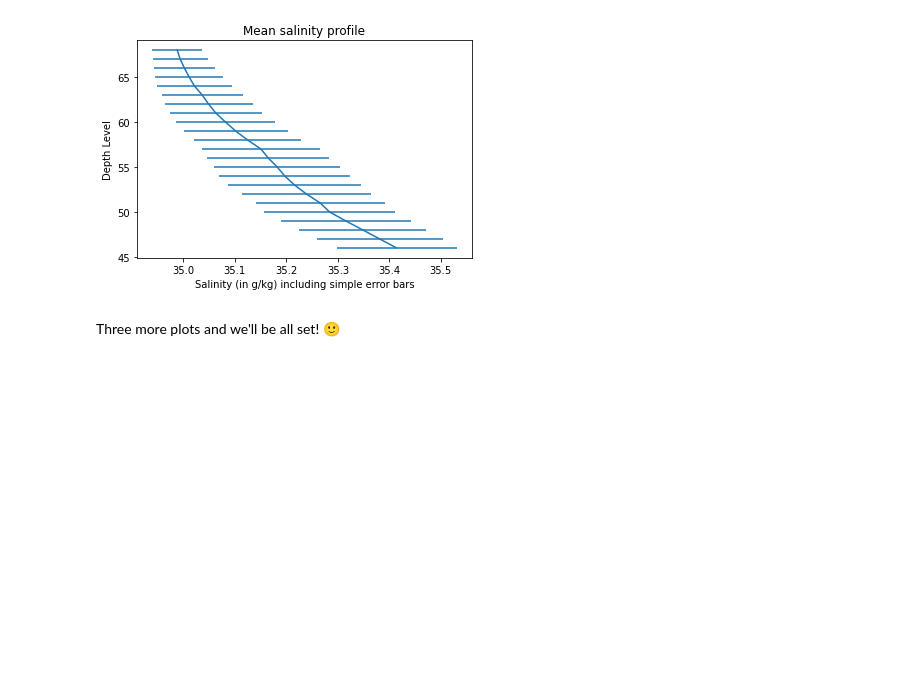
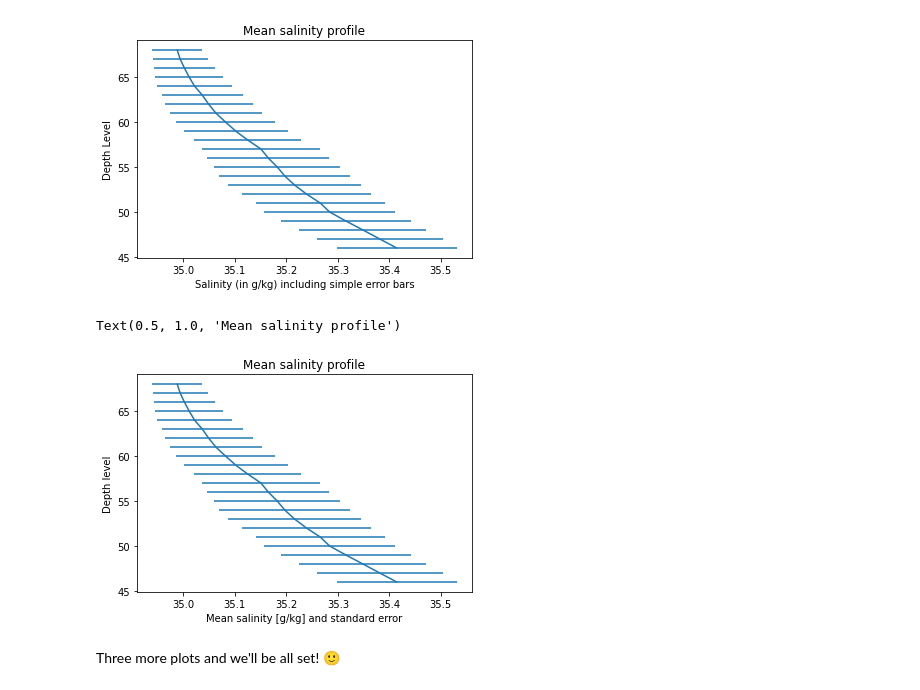
Before and after one commit to ocallaghanm/2022_Intro_Python, a Jupyter notebook: Exercises/W2_S1.ipynb, the cells around one changed output. Cells and saved outputs as stored; diff of their text form; code cells hidden in the pictures; blank space fills up the shorter version.

```diff
--- a/Exercises/W2_S1.ipynb
+++ b/Exercises/W2_S1.ipynb
@@ -75,7 +77,7 @@ files_array = np.array(files)
 # %% [markdown]
 Then, load the files as `numpy` arrays, for instance using list comprehension
 # %%
-levels, lon, S, date, lat, T, P = [np.load(files_array[i]) for i in range(len(files_array))]
+date, S, lon, P, levels, T, lat = [np.load(files_array[i]) for i in range(len(files_array))]
 # %% [markdown]
 **Q2) Recreate the `level` array using `np.arange` and `np.linspace`**
 
@@ -247,0 +244,2 @@ ___
+# %%
+S_means = np.mean(S,axis=1)
@@ -252,3 +252,8 @@ ___ = ___.___(___,___)
+# %%
+S_std = np.std(S,axis=1)
+P_std = np.std(P,axis=1)
+T_std = np.std(T,axis=1)
+drel_std = np.std(relative_density,axis=1)
 # %% [markdown]
 Check that they have the same shape as your vertical level `lev` coordinate:
 # %%
@@ -262,9 +267,12 @@ Hint 2: You should get plots similar to the one below
 # %% [markdown]
 ![Salinity_mean.png](embedded-picture-1)
 # %%
-plt.errorbar(___,___,xerr=___)
-plt.xlabel(___)
-plt.ylabel(___)
-plt.title(___)
+plt.errorbar(S_means,levels,xerr=S_std)
+plt.xlabel('Mean salinity [g/kg] and standard error')
+plt.ylabel('Depth level')
+plt.title('Mean salinity profile')
+# %% [output]
+Text(0.5, 1.0, 'Mean salinity profile')
+[figure, added]
 # %% [markdown]
 Three more plots and we'll be all set! 🙂
```
Also changed, not shown: parts of 14 cells of this notebook.
